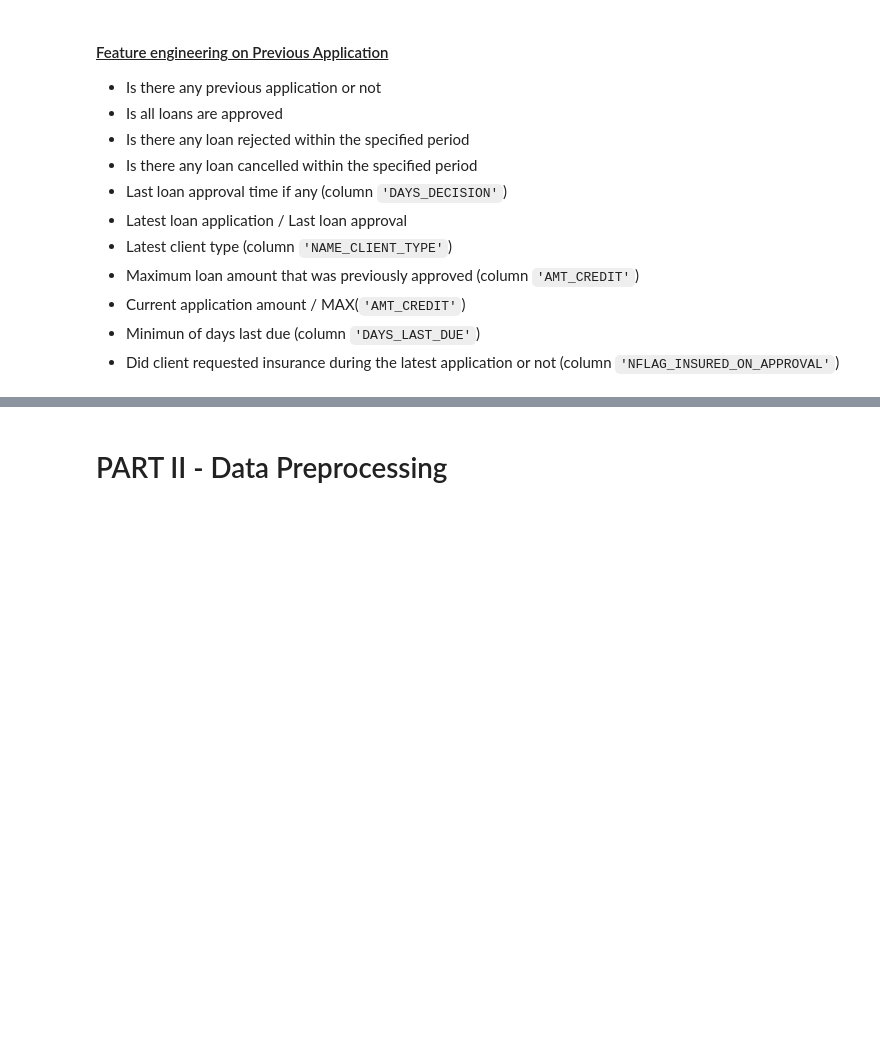
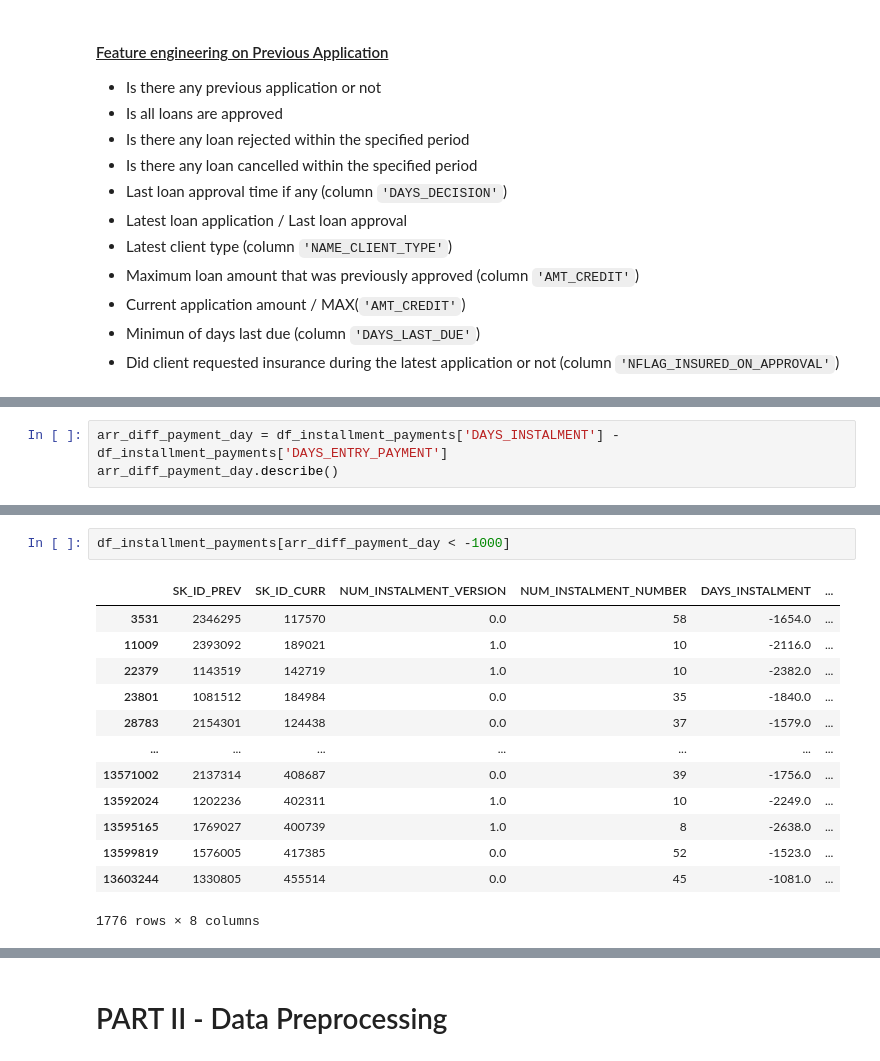
Before and after one commit to KunutBoon/interview-assignment, a Jupyter notebook: notebook/credit_default_risk.ipynb, the cells around one changed output, grey strips where cells are left out. Drawn from its saved outputs; the diff is of its cells as text; blank space fills up the shorter version.

```diff
--- a/notebook/credit_default_risk.ipynb
+++ b/notebook/credit_default_risk.ipynb
@@ -814,0 +970,3 @@ Some numerical columns are not related to the problem
+# %%
+arr_diff_payment_day = df_installment_payments['DAYS_INSTALMENT'] - df_installment_payments['DAYS_ENTRY_PAYMENT']
+arr_diff_payment_day.describe()
@@ -814,0 +983,16 @@ Some numerical columns are not related to the problem
+# %%
+df_installment_payments[arr_diff_payment_day < -1000]
+# %% [output]
+|  | SK_ID_PREV | SK_ID_CURR | NUM_INSTALMENT_VERSION | NUM_INSTALMENT_NUMBER | DAYS_INSTALMENT | ... |
+| 3531 | 2346295 | 117570 | 0.0 | 58 | -1654.0 | ... |
+| 11009 | 2393092 | 189021 | 1.0 | 10 | -2116.0 | ... |
+| 22379 | 1143519 | 142719 | 1.0 | 10 | -2382.0 | ... |
+| 23801 | 1081512 | 184984 | 0.0 | 35 | -1840.0 | ... |
+| 28783 | 2154301 | 124438 | 0.0 | 37 | -1579.0 | ... |
+| ... | ... | ... | ... | ... | ... | ... |
+| 13571002 | 2137314 | 408687 | 0.0 | 39 | -1756.0 | ... |
+| 13592024 | 1202236 | 402311 | 1.0 | 10 | -2249.0 | ... |
+| 13595165 | 1769027 | 400739 | 1.0 | 8 | -2638.0 | ... |
+| 13599819 | 1576005 | 417385 | 0.0 | 52 | -1523.0 | ... |
+| 13603244 | 1330805 | 455514 | 0.0 | 45 | -1081.0 | ... |
+1776 rows × 8 columns
```
Also changed, not shown: parts of 27 cells of this notebook.
